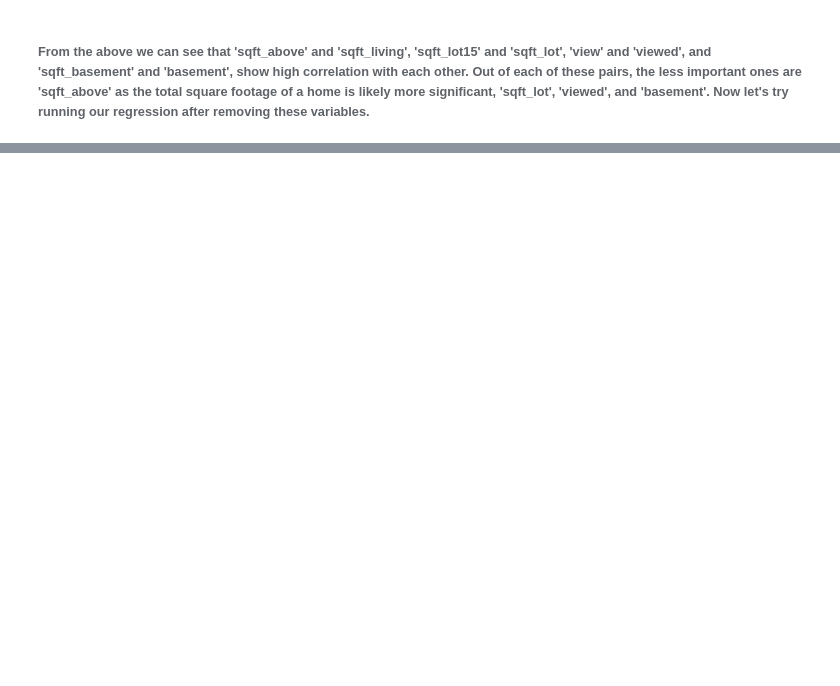
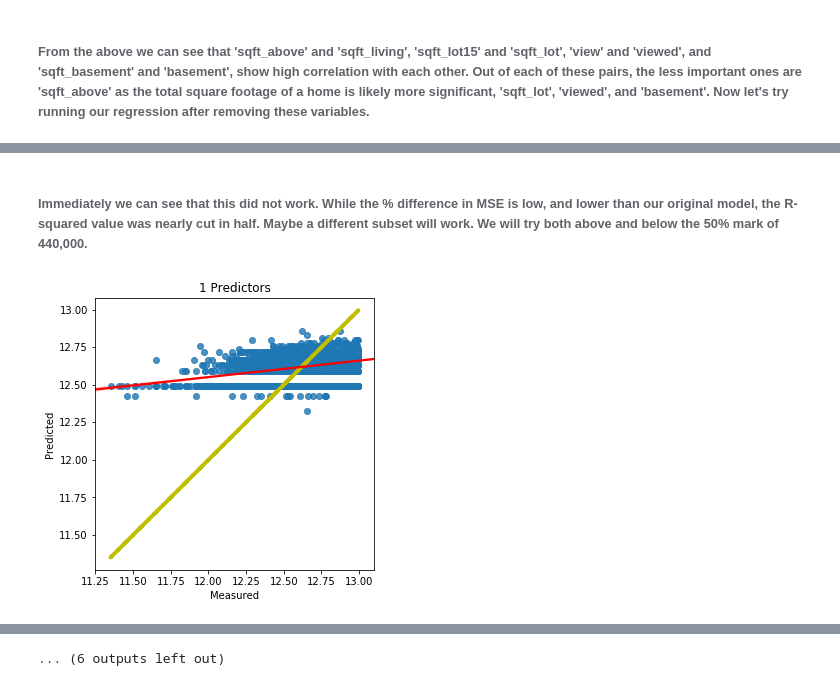
Before and after one commit to KanwalArora029/King-County-Sales-Analysis, a Jupyter notebook: student2.ipynb, the cells around one changed output, grey strips where cells are left out. Cells and saved outputs as stored; diff of their text form; code cells hidden in the pictures; blank space fills up the shorter version.

```diff
--- a/student2.ipynb
+++ b/student2.ipynb
@@ -1007,0 +892,69 @@ plt.rcParams['figure.figsize']=(12,12)
+# %% [markdown]
+<h6> Immediately we can see that this did not work. While the % difference in MSE is low, and lower than our original model, the R-squared value was nearly cut in half. Maybe a different subset will work. We will try both above and below the 50% mark of 440,000.
+# %%
+df_s2 = df[df.price <= 440000]
+# %%
+#RFE regression of all predictors using repeated k-fold
+
+#setting X, y and creating train/test split
+X = df_s2.drop(['price', 'price_log'], axis=1)
+y = df_s2.price_log
+X_train, X_test, y_train, y_test = train_test_split(X, y, test_size = 0.25, random_state=47)
+
+#initializing counter variable 'i' and creating lists to add to over each iteration
+i = 1
+results_df_s2 = pd.DataFrame()
+predictors = list()
+reg_score = list()
+mse_diffs = list()
+added_pred = list()
+previous_columns = []
+
+#this loop repeats once for each column in 'df'
+while i <= (int(len(df_s2.drop(['price', 'price_log'], axis=1).columns))):
+    rkf = RepeatedKFold(n_splits=3, n_repeats=10, random_state=47)
+    scores = 0
+    percent_diffs = 0
+
+    #this loop using a repeated k-fold to generate an average R-squared and % difference in train/test MSE
+    for train_index, test_index in rkf.split(X_train):
+        X_train2, X_val = X_train.iloc[train_index], X_train.iloc[test_index]
+        y_train2, y_val = y_train.iloc[train_index], y_train.iloc[test_index]
+        linreg = LinearRegression()
+        selector = RFE(linreg, n_features_to_select = i)
+        selector = selector.fit(X_train2, y_train2)
+        selected_columns = X_train2.columns[selector.support_ ]
+        linreg.fit(X_train2[selected_columns],y_train2)
+        scores = scores + linreg.score(X_test[selected_columns], y_test)
+        y_hat_train = linreg.predict(X_train[selected_columns])
+        y_hat_test = linreg.predict(X_test[selected_columns])
+        train_mse = mean_squared_error(y_train, y_hat_train)
+        test_mse = mean_squared_error(y_test, y_hat_test)
+        mse_diff = test_mse - train_mse
+        percent_diff = mse_diff/train_mse
+        percent_diffs += percent_diff
+
+    #adding data to lists
+    predictors.append(i)
+    reg_score.append(scores/30)
+    mse_diffs.append(percent_diffs/30*100)
+    added_pred.append(list(set(selected_columns) - set(previous_columns)))
+    previous_columns = selected_columns
+    predicted = linreg.predict(X_test[selected_columns])
+
+    fig, ax = plt.subplots(figsize=(5,5))
+    #ax.scatter(y_test, predicted, edgecolors=(0, 0, 0))
+    ax.plot(y_test, y_test, 'k--', lw=4, color='y')
+    sns.regplot(x=y_test, y=predicted, ax=ax, line_kws={"color": "red"})
+    ax.set_xlabel('Measured')
+    ax.set_ylabel('Predicted')
+    ax.set_title(str(i) + " Predictors")
+    i += 1
+results_df_s2['# Predictors'] = predictors
+results_df_s2['R-squared'] = reg_score
+results_df_s2['MSE % Difference'] = mse_diffs
+results_df_s2['Added Predictor'] = added_pred
+plt.show()
+results_df_s2
+# %% [output]
+[figure, added]
@@ -1007,0 +972 @@ plt.rcParams['figure.figsize']=(12,12)
+... (6 outputs left out)
```
Also changed, not shown: parts of 51 cells of this notebook.
